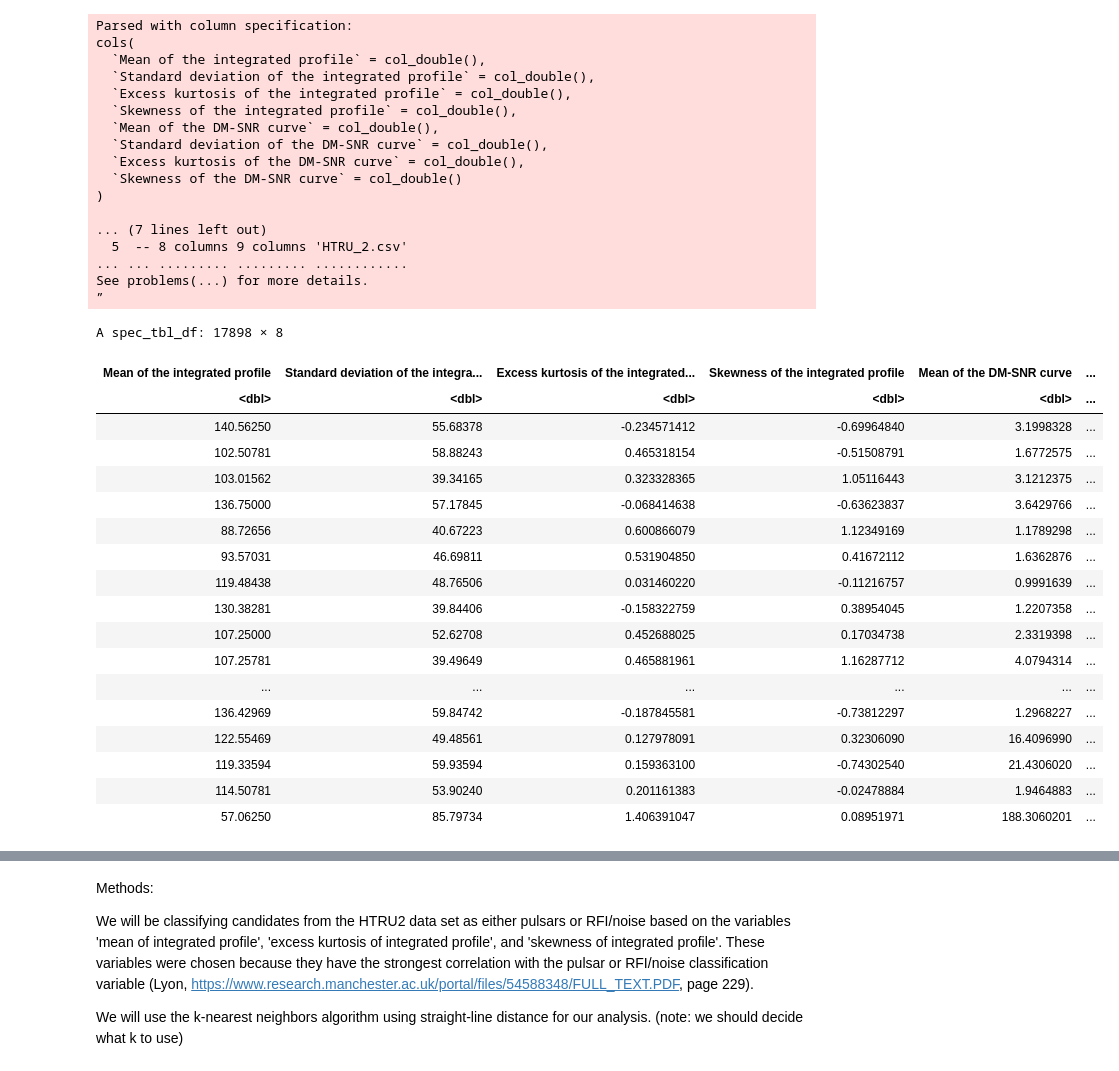
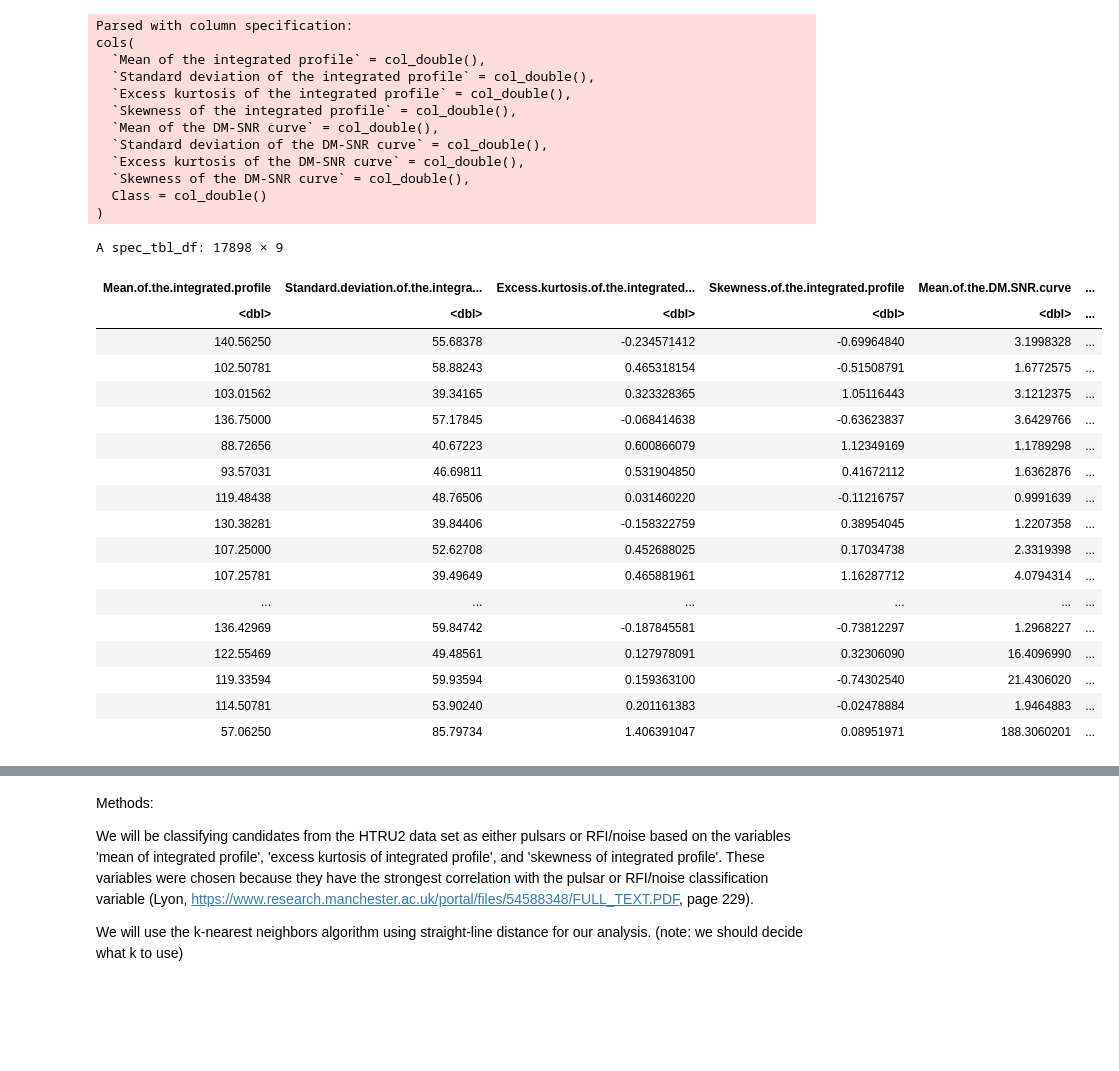
Before and after one commit to Phillipl132/dsci_100_group_24, a Jupyter notebook: Project_Proposal.ipynb, the cells around one changed output, grey strips where cells are left out. Saved outputs shown, nothing was run; the diff lists cells and outputs as text; code cells hidden in the pictures; blank space fills up the shorter version.

Commit message:
exploritory data analysis

```diff
--- a/Project_Proposal.ipynb
+++ b/Project_Proposal.ipynb
@@ -24,33 +5,33 @@ Warning message:
 # %%
 pulsar_data <- read_csv("HTRU_2.csv", col_names = c("Mean of the integrated profile",
     "Standard deviation of the integrated profile",
     "Excess kurtosis of the integrated profile",
     "Skewness of the integrated profile",
     "Mean of the DM-SNR curve",
     "Standard deviation of the DM-SNR curve",
     "Excess kurtosis of the DM-SNR curve",
-    "Skewness of the DM-SNR curve") )
+    "Skewness of the DM-SNR curve",
+    "Class") ) %>%
+    mutate(Class = as_factor(Class))
+
+colnames(pulsar_data) <- make.names(colnames(pulsar_data))
+
 pulsar_data
 # %% [output]
 Parsed with column specification:
 cols(
   `Mean of the integrated profile` = col_double(),
   `Standard deviation of the integrated profile` = col_double(),
   `Excess kurtosis of the integrated profile` = col_double(),
   `Skewness of the integrated profile` = col_double(),
   `Mean of the DM-SNR curve` = col_double(),
   `Standard deviation of the DM-SNR curve` = col_double(),
   `Excess kurtosis of the DM-SNR curve` = col_double(),
-  `Skewness of the DM-SNR curve` = col_double()
+  `Skewness of the DM-SNR curve` = col_double(),
+  Class = col_double()
 )
-
-... (7 lines left out)
-  5  -- 8 columns 9 columns 'HTRU_2.csv'
-... ... ......... ......... ............
-See problems(...) for more details.
-”
-A spec_tbl_df: 17898 × 8
+A spec_tbl_df: 17898 × 9
-| Mean of the integrated profile | Standard deviation of the integra... | Excess kurtosis of the integrated... | Skewness of the integrated profile | Mean of the DM-SNR curve | ... |
+| Mean.of.the.integrated.profile | Standard.deviation.of.the.integra... | Excess.kurtosis.of.the.integrated... | Skewness.of.the.integrated.profile | Mean.of.the.DM.SNR.curve | ... |
 | <dbl> | <dbl> | <dbl> | <dbl> | <dbl> | ... |
 | 140.56250 | 55.68378 | -0.234571412 | -0.69964840 | 3.1998328 | ... |
 | 102.50781 | 58.88243 | 0.465318154 | -0.51508791 | 1.6772575 | ... |
```
Also changed, not shown: parts of 2 cells of this notebook.
